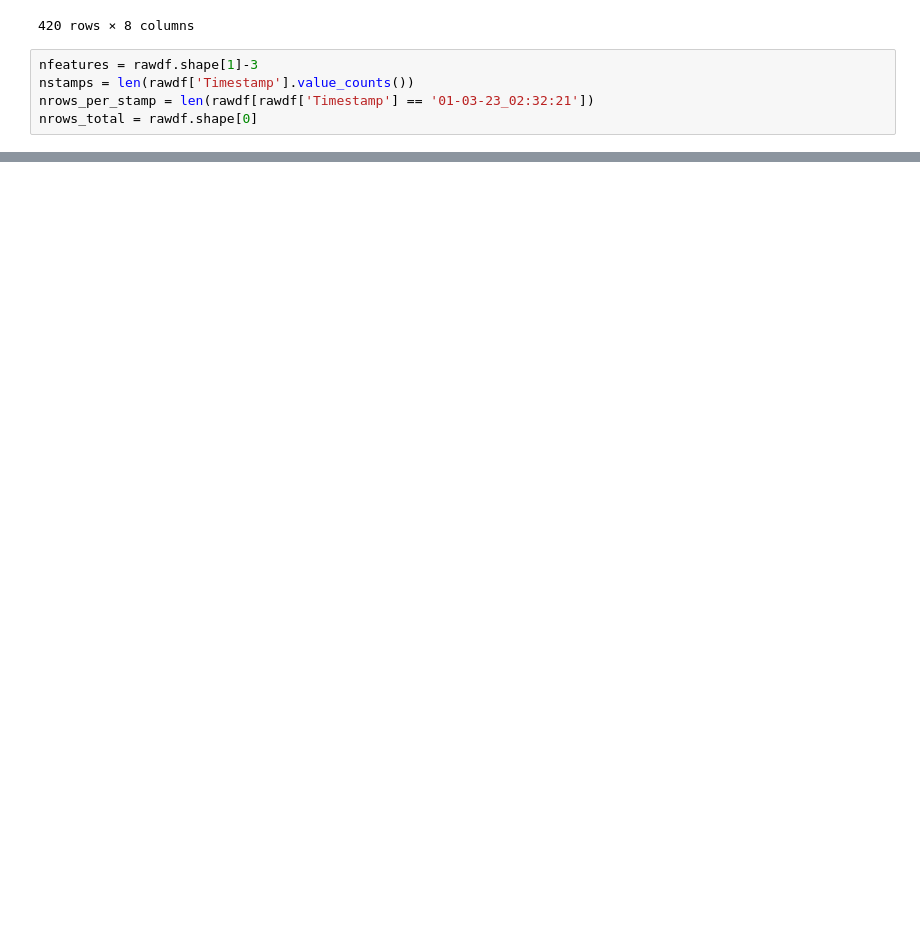
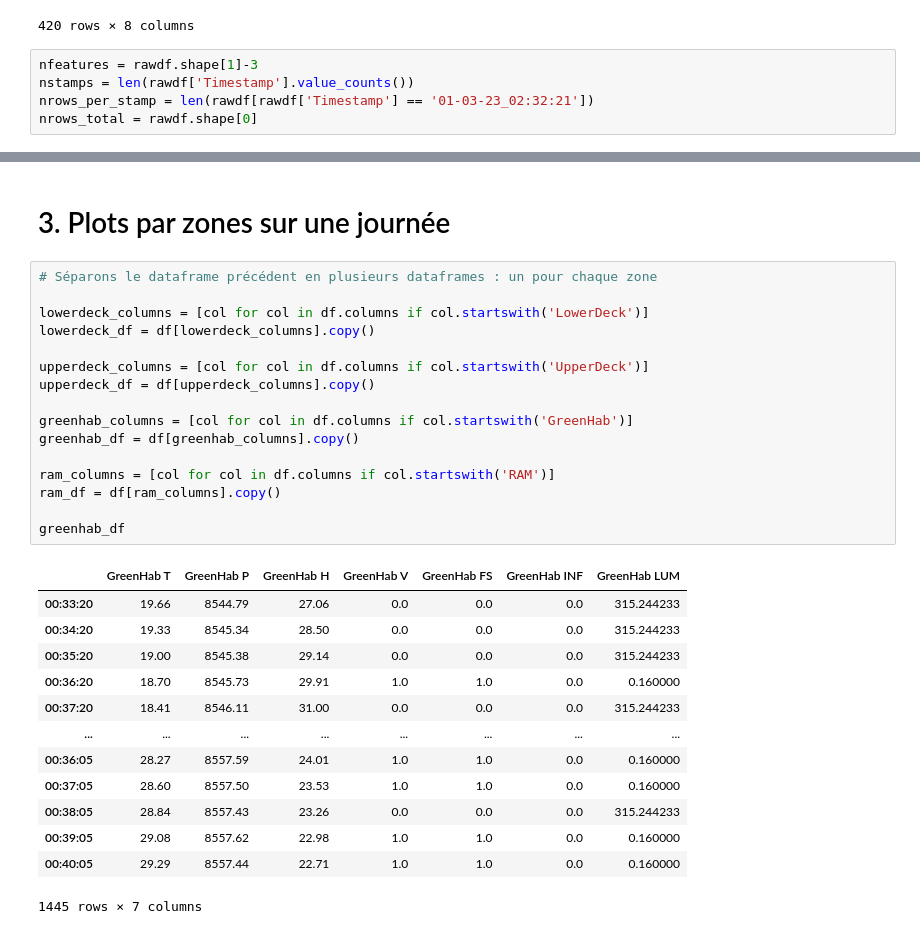
Before and after one commit to ydepledt/pie_project, a Jupyter notebook: ENV_Reader_AnneeDerniere.ipynb, the cells around one changed output, grey strips where cells are left out. Saved outputs shown, nothing was run; the diff lists cells and outputs as text; blank space fills up the shorter version.

```diff
--- a/ENV_Reader_AnneeDerniere.ipynb
+++ b/ENV_Reader_AnneeDerniere.ipynb
@@ -78,0 +221,32 @@ df
+# %% [markdown]
+# 3. Plots par zones sur une journée
+# %%
+# Séparons le dataframe précédent en plusieurs dataframes : un pour chaque zone
+
+lowerdeck_columns = [col for col in df.columns if col.startswith('LowerDeck')]
+lowerdeck_df = df[lowerdeck_columns].copy()
+
+upperdeck_columns = [col for col in df.columns if col.startswith('UpperDeck')]
+upperdeck_df = df[upperdeck_columns].copy()
+
+greenhab_columns = [col for col in df.columns if col.startswith('GreenHab')]
+greenhab_df = df[greenhab_columns].copy()
+
+ram_columns = [col for col in df.columns if col.startswith('RAM')]
+ram_df = df[ram_columns].copy()
+
+greenhab_df
+# %% [output]
+|  | GreenHab T | GreenHab P | GreenHab H | GreenHab V | GreenHab FS | GreenHab INF | GreenHab LUM |
+| 00:33:20 | 19.66 | 8544.79 | 27.06 | 0.0 | 0.0 | 0.0 | 315.244233 |
+| 00:34:20 | 19.33 | 8545.34 | 28.50 | 0.0 | 0.0 | 0.0 | 315.244233 |
+| 00:35:20 | 19.00 | 8545.38 | 29.14 | 0.0 | 0.0 | 0.0 | 315.244233 |
+| 00:36:20 | 18.70 | 8545.73 | 29.91 | 1.0 | 1.0 | 0.0 | 0.160000 |
+| 00:37:20 | 18.41 | 8546.11 | 31.00 | 0.0 | 0.0 | 0.0 | 315.244233 |
+| ... | ... | ... | ... | ... | ... | ... | ... |
+| 00:36:05 | 28.27 | 8557.59 | 24.01 | 1.0 | 1.0 | 0.0 | 0.160000 |
+| 00:37:05 | 28.60 | 8557.50 | 23.53 | 1.0 | 1.0 | 0.0 | 0.160000 |
+| 00:38:05 | 28.84 | 8557.43 | 23.26 | 0.0 | 0.0 | 0.0 | 315.244233 |
+| 00:39:05 | 29.08 | 8557.62 | 22.98 | 1.0 | 1.0 | 0.0 | 0.160000 |
+| 00:40:05 | 29.29 | 8557.44 | 22.71 | 1.0 | 1.0 | 0.0 | 0.160000 |
+1445 rows × 7 columns
```
Also changed, not shown: parts of 21 cells of this notebook.
